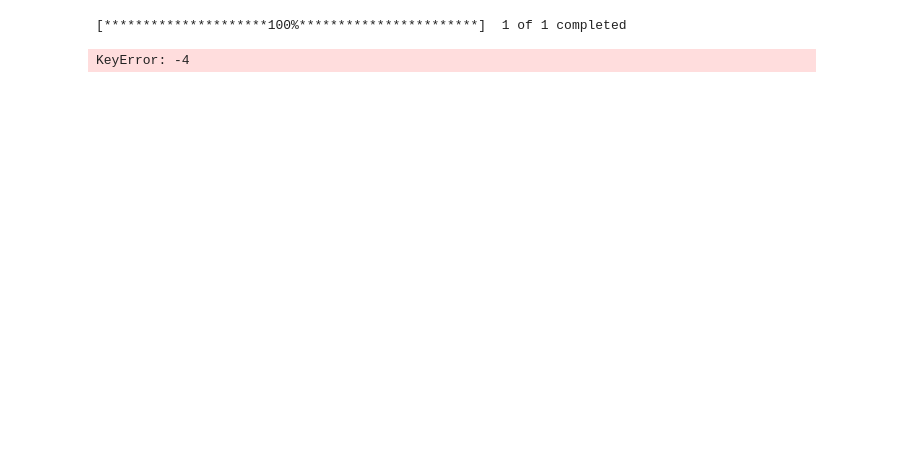
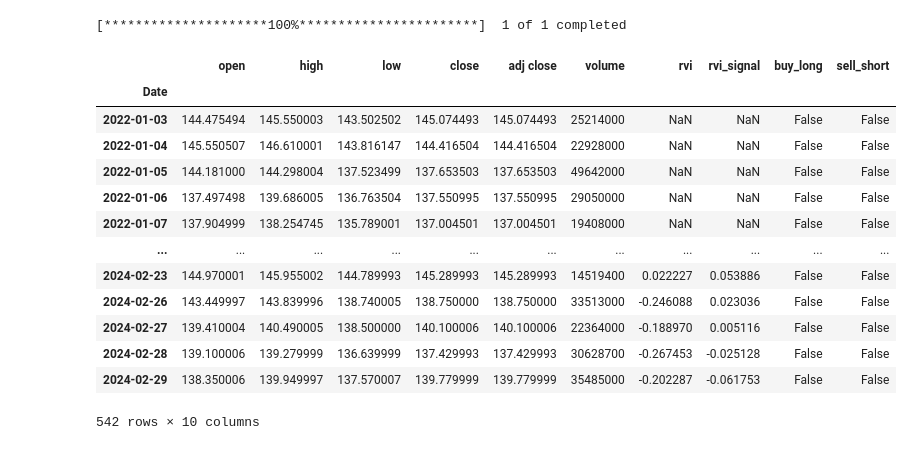
Before and after one commit to HoussamZak/advanced_trading_indicators, a Jupyter notebook: brouillon_test.ipynb, the cells around one changed output. Drawn from its saved outputs; the diff is of its cells as text; code cells hidden in the pictures; blank space fills up the shorter version.

```diff
--- a/brouillon_test.ipynb
+++ b/brouillon_test.ipynb
@@ -14,6 +15,23 @@ data.columns = map(str.lower, data.columns)
 # %%
 # disparity_idx_indc(data)
 # disp = disp_idx(data, 14)
-implement_disp_strat(data)
+
+
+df_X = rvi_signals(data)
-# %% [output]
-KeyError: -4
+# %%
+df_X
+# %% [output]
+|  | open | high | low | close | adj close | volume | rvi | rvi_signal | buy_long | sell_short |
+| Date |  |  |  |  |  |  |  |  |  |  |
+| 2022-01-03 | 144.475494 | 145.550003 | 143.502502 | 145.074493 | 145.074493 | 25214000 | NaN | NaN | False | False |
+| 2022-01-04 | 145.550507 | 146.610001 | 143.816147 | 144.416504 | 144.416504 | 22928000 | NaN | NaN | False | False |
+| 2022-01-05 | 144.181000 | 144.298004 | 137.523499 | 137.653503 | 137.653503 | 49642000 | NaN | NaN | False | False |
+| 2022-01-06 | 137.497498 | 139.686005 | 136.763504 | 137.550995 | 137.550995 | 29050000 | NaN | NaN | False | False |
+| 2022-01-07 | 137.904999 | 138.254745 | 135.789001 | 137.004501 | 137.004501 | 19408000 | NaN | NaN | False | False |
+| ... | ... | ... | ... | ... | ... | ... | ... | ... | ... | ... |
+| 2024-02-23 | 144.970001 | 145.955002 | 144.789993 | 145.289993 | 145.289993 | 14519400 | 0.022227 | 0.053886 | False | False |
+| 2024-02-26 | 143.449997 | 143.839996 | 138.740005 | 138.750000 | 138.750000 | 33513000 | -0.246088 | 0.023036 | False | False |
+| 2024-02-27 | 139.410004 | 140.490005 | 138.500000 | 140.100006 | 140.100006 | 22364000 | -0.188970 | 0.005116 | False | False |
+| 2024-02-28 | 139.100006 | 139.279999 | 136.639999 | 137.429993 | 137.429993 | 30628700 | -0.267453 | -0.025128 | False | False |
+| 2024-02-29 | 138.350006 | 139.949997 | 137.570007 | 139.779999 | 139.779999 | 35485000 | -0.202287 | -0.061753 | False | False |
+542 rows × 10 columns
```
Also changed, not shown: parts of 6 cells of this notebook, 8 other files.
